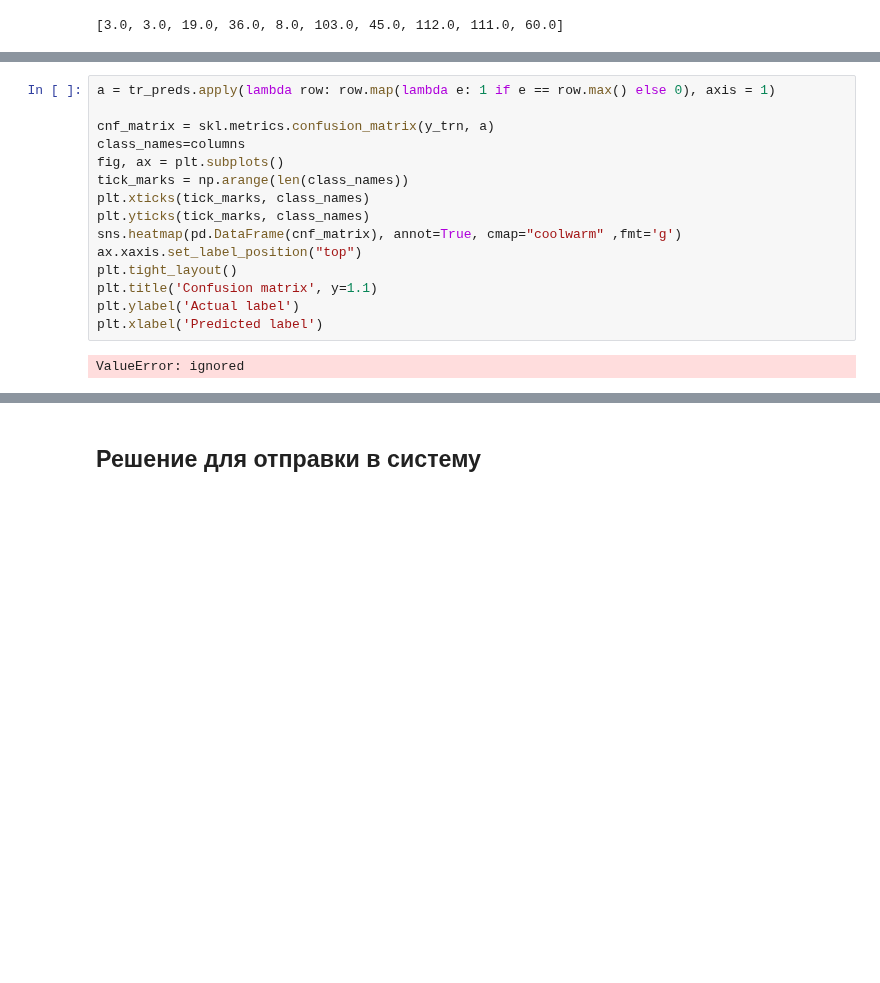
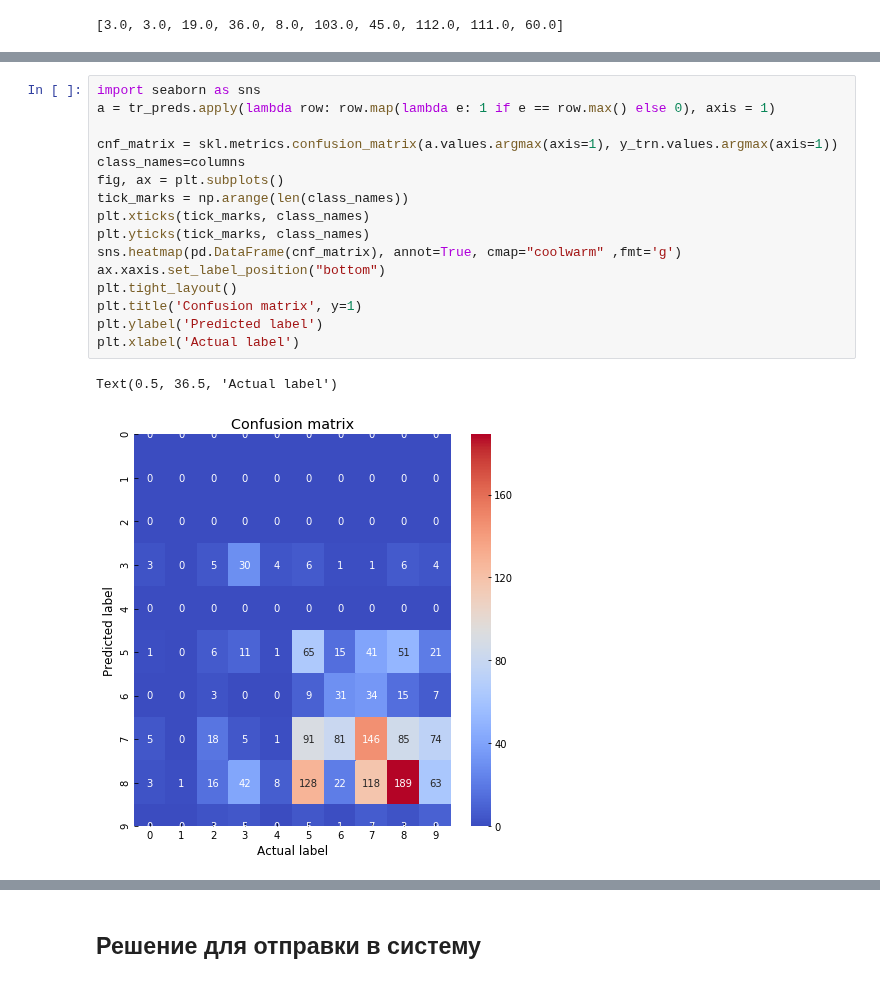
Before and after one commit to andygoosh/wildfire.sberbank.ai, a Jupyter notebook: workinprogress.ipynb, the cells around one changed output, grey strips where cells are left out. Cells and saved outputs as stored; diff of their text form; blank space fills up the shorter version.

```diff
--- a/workinprogress.ipynb
+++ b/workinprogress.ipynb
@@ -436,19 +450,21 @@ cv_preds, y_cv
 
  [500 rows x 10 columns])
 # %%
+import seaborn as sns
 a = tr_preds.apply(lambda row: row.map(lambda e: 1 if e == row.max() else 0), axis = 1)
 
-cnf_matrix = skl.metrics.confusion_matrix(y_trn, a)
+cnf_matrix = skl.metrics.confusion_matrix(a.values.argmax(axis=1), y_trn.values.argmax(axis=1))
 class_names=columns
 fig, ax = plt.subplots()
 tick_marks = np.arange(len(class_names))
 plt.xticks(tick_marks, class_names)
 plt.yticks(tick_marks, class_names)
 sns.heatmap(pd.DataFrame(cnf_matrix), annot=True, cmap="coolwarm" ,fmt='g')
-ax.xaxis.set_label_position("top")
+ax.xaxis.set_label_position("bottom")
 plt.tight_layout()
-plt.title('Confusion matrix', y=1.1)
-plt.ylabel('Actual label')
-plt.xlabel('Predicted label')
+plt.title('Confusion matrix', y=1)
+plt.ylabel('Predicted label')
+plt.xlabel('Actual label')
 # %% [output]
-ValueError: ignored
+Text(0.5, 36.5, 'Actual label')
+[figure, added]
```
Also changed, not shown: parts of 11 cells of this notebook.
